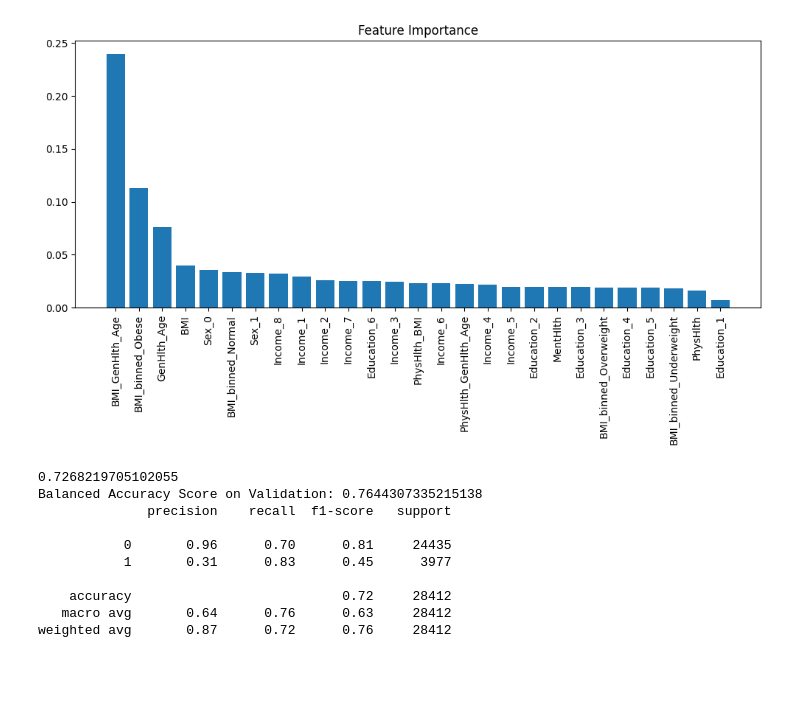
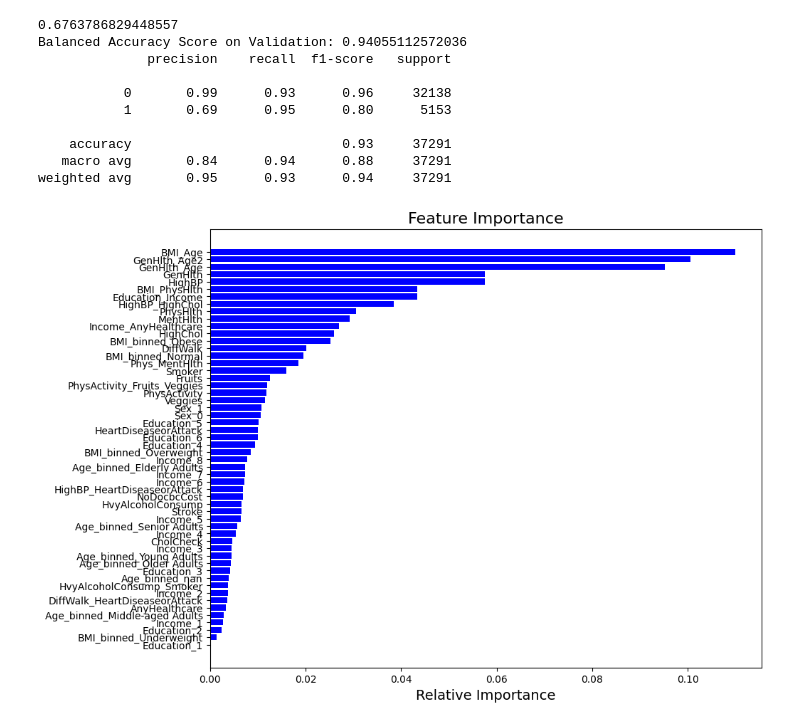
Before and after one commit to williamsaether/DiabetesPrediction-DAT158, a Jupyter notebook: DiabeticPrediction.ipynb, the cells around one changed output. Saved outputs shown, nothing was run; the diff lists cells and outputs as text; code cells hidden in the pictures; blank space fills up the shorter version.

Commit message:
random forest with 0.94055 accuracy with 0.47305 threshold

```diff
--- a/DiabeticPrediction.ipynb
+++ b/DiabeticPrediction.ipynb
@@ -191,21 +281,6 @@ Pipeline(steps=[('preprocessor',
-# %%
-importances = model.named_steps['classifier'].feature_importances_
-feature_names = numerical_cols + list(model.named_steps['preprocessor'].transformers_[1][1].get_feature_names_out())
-sorted_indices = np.argsort(importances)[::-1]
-
-plt.figure(figsize=(10, 6))
-plt.title('Feature Importance')
-plt.bar(range(len(sorted_indices)), importances[sorted_indices], align='center')
-plt.xticks(range(len(sorted_indices)), np.array(feature_names)[sorted_indices], rotation=90)
-plt.tight_layout()
-plt.show()
-# %% [output]
-[figure, removed]
 # %%
-
-#
-# joblib.dump(model, 'diabeticPredictor-XGB.joblib')
-# model = joblib.load('diabeticPredictor-XGB.joblib')
+joblib.dump(model, 'diabeticPredictor-RF_acc=0.94055_th=0.47305.joblib')
+# model = joblib.load('diabeticPredictor-RF_50107.joblib')
 
 predictions = model.predict(X_test)
 score = balanced_accuracy_score(y_test, predictions)
@@ -213,38 +288,53 @@ score = balanced_accuracy_score(y_test, predictions)
 print(score)
 # print(classification_report(y_test, predictions))
 
-threshold = 0.462
+threshold = 0.47305
 
 y_pred_proba = model.predict_proba(X_apply)[:, 1]
 predictions = (y_pred_proba > threshold).astype(int)
 
+submission_df = pd.DataFrame({
+    'Id': X_apply['Id'],  # Assuming 'Id' is the name of the ID column in X_apply
+    'Target': predictions
+})
+
+# Save the predictions to a CSV file
+submission_df.to_csv('submission-rf_19-09-24.csv', index=False)
+
 # # Print classification report (for your validation data)
-X_train_part, X_val, y_train_part, y_val = train_test_split(X_train, y_train, test_size=0.2, random_state=42)
+X_train_part, X_val, y_train_part, y_val = train_test_split(X_train, y_train, test_size=0.3, random_state=42)
 
 # Evaluate the model with the validation set
 y_pred_val_proba = model.predict_proba(X_val)[:, 1]
 val_predictions = (y_pred_val_proba > threshold).astype(int)
 val_score = balanced_accuracy_score(y_val, val_predictions)
 
-# submission_df = pd.DataFrame({
-#     'Id': X_apply['Id'],  # Assuming 'Id' is the name of the ID column in X_apply
-#     'Target': predictions
-# })
-#
-# # Save the predictions to a CSV file
-# submission_df.to_csv('submission-xgb_17-09-24.csv', index=False)
-
 # Output evaluation metrics for validation data
 print(f"Balanced Accuracy Score on Validation: {val_score}")
 print(classification_report(y_val, val_predictions))
 # %% [output]
-0.7268219705102055
-Balanced Accuracy Score on Validation: 0.7644307335215138
+0.6763786829448557
+Balanced Accuracy Score on Validation: 0.94055112572036
               precision    recall  f1-score   support
 
-           0       0.96      0.70      0.81     24435
-           1       0.31      0.83      0.45      3977
+           0       0.99      0.93      0.96     32138
+           1       0.69      0.95      0.80      5153
 
-    accuracy                           0.72     28412
-   macro avg       0.64      0.76      0.63     28412
-weighted avg       0.87      0.72      0.76     28412
+    accuracy                           0.93     37291
+   macro avg       0.84      0.94      0.88     37291
+weighted avg       0.95      0.93      0.94     37291
+# %%
+feature_importances = model.named_steps['classifier'].feature_importances_
+feature_names = preprocessor.transformers_[0][2] + list(preprocessor.transformers_[1][1].get_feature_names_out(categorical_cols))
+
+# Sort features by importance
+indices = np.argsort(feature_importances)
+
+plt.figure(figsize=(10, 8))
+plt.title("Feature Importance", fontsize=16)
+plt.barh(range(len(indices)), feature_importances[indices], color="b", align="center")
+plt.yticks(range(len(indices)), [feature_names[i] for i in indices])
+plt.xlabel("Relative Importance", fontsize=14)
+plt.show()
+# %% [output]
+[figure, added]
```
Also changed, not shown: parts of 9 cells of this notebook, 2 other files.
